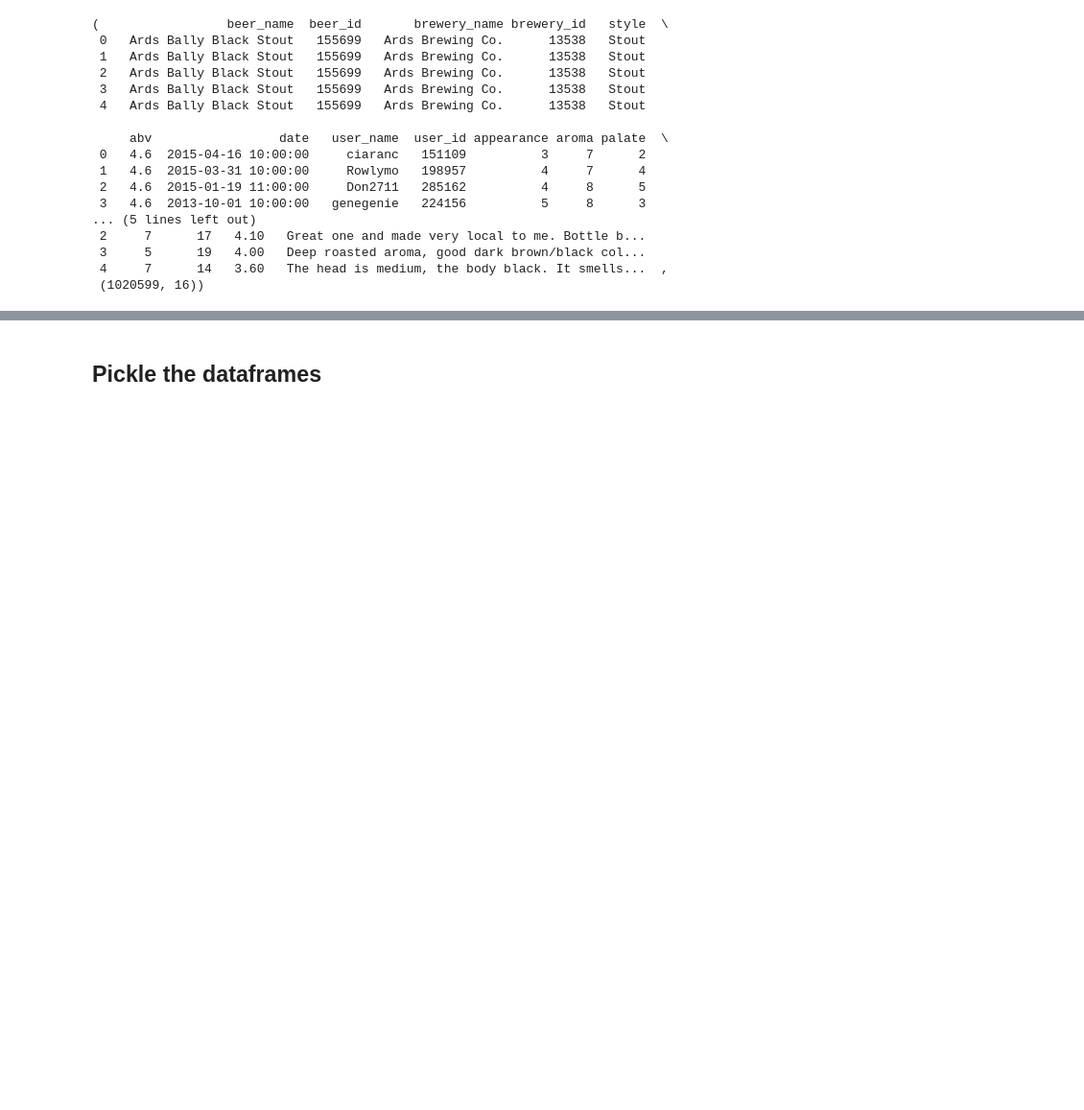
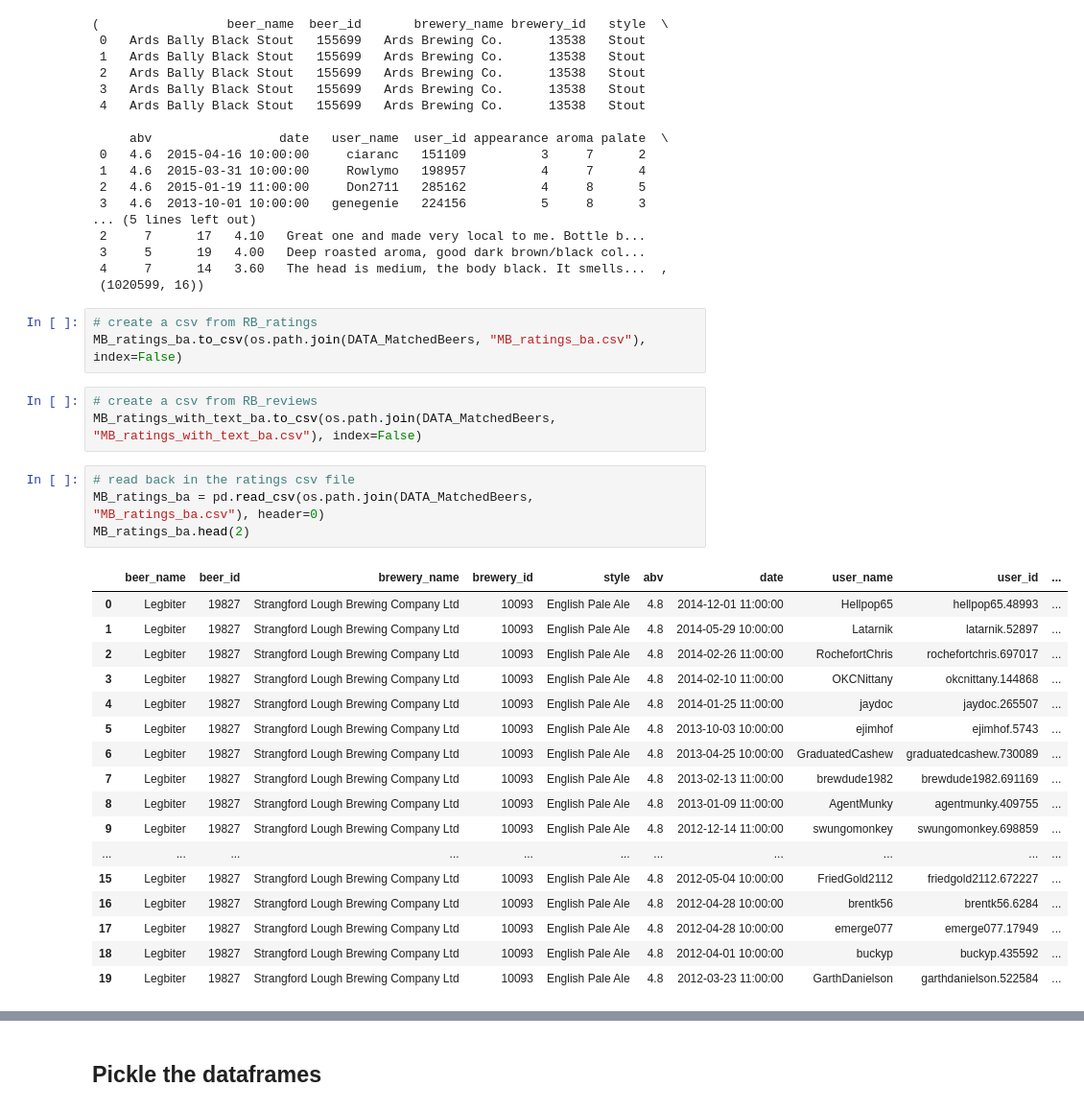
Before and after one commit to epfl-ada/ada-2023-project-adarescueteam, a Jupyter notebook: code/EDA_P1.ipynb, the cells around one changed output, grey strips where cells are left out. Shown: that part at 96% size. Cells and saved outputs as stored; diff of their text form; blank space fills up the shorter version.

```diff
--- a/code/EDA_P1.ipynb
+++ b/code/EDA_P1.ipynb
@@ -570,3 +686,31 @@ MB_ratings_with_text_rb.head(), MB_ratings_with_text_rb.shape
  3     5      19   4.00   Deep roasted aroma, good dark brown/black col...
  4     7      14   3.60   The head is medium, the body black. It smells...  ,
  (1020599, 16))
+# %%
+# create a csv from RB_ratings
+MB_ratings_ba.to_csv(os.path.join(DATA_MatchedBeers, "MB_ratings_ba.csv"), index=False)
+# %%
+# create a csv from RB_reviews
+MB_ratings_with_text_ba.to_csv(os.path.join(DATA_MatchedBeers, "MB_ratings_with_text_ba.csv"), index=False)
+# %%
+# read back in the ratings csv file
+MB_ratings_ba = pd.read_csv(os.path.join(DATA_MatchedBeers, "MB_ratings_ba.csv"), header=0)
+MB_ratings_ba.head(2)
+# %% [output]
+|  | beer_name | beer_id | brewery_name | brewery_id | style | abv | date | user_name | user_id | ... |
+| 0 | Legbiter | 19827 | Strangford Lough Brewing Company Ltd | 10093 | English Pale Ale | 4.8 | 2014-12-01 11:00:00 | Hellpop65 | hellpop65.48993 | ... |
+| 1 | Legbiter | 19827 | Strangford Lough Brewing Company Ltd | 10093 | English Pale Ale | 4.8 | 2014-05-29 10:00:00 | Latarnik | latarnik.52897 | ... |
+| 2 | Legbiter | 19827 | Strangford Lough Brewing Company Ltd | 10093 | English Pale Ale | 4.8 | 2014-02-26 11:00:00 | RochefortChris | rochefortchris.697017 | ... |
+| 3 | Legbiter | 19827 | Strangford Lough Brewing Company Ltd | 10093 | English Pale Ale | 4.8 | 2014-02-10 11:00:00 | OKCNittany | okcnittany.144868 | ... |
+| 4 | Legbiter | 19827 | Strangford Lough Brewing Company Ltd | 10093 | English Pale Ale | 4.8 | 2014-01-25 11:00:00 | jaydoc | jaydoc.265507 | ... |
+| 5 | Legbiter | 19827 | Strangford Lough Brewing Company Ltd | 10093 | English Pale Ale | 4.8 | 2013-10-03 10:00:00 | ejimhof | ejimhof.5743 | ... |
+| 6 | Legbiter | 19827 | Strangford Lough Brewing Company Ltd | 10093 | English Pale Ale | 4.8 | 2013-04-25 10:00:00 | GraduatedCashew | graduatedcashew.730089 | ... |
+| 7 | Legbiter | 19827 | Strangford Lough Brewing Company Ltd | 10093 | English Pale Ale | 4.8 | 2013-02-13 11:00:00 | brewdude1982 | brewdude1982.691169 | ... |
+| 8 | Legbiter | 19827 | Strangford Lough Brewing Company Ltd | 10093 | English Pale Ale | 4.8 | 2013-01-09 11:00:00 | AgentMunky | agentmunky.409755 | ... |
+| 9 | Legbiter | 19827 | Strangford Lough Brewing Company Ltd | 10093 | English Pale Ale | 4.8 | 2012-12-14 11:00:00 | swungomonkey | swungomonkey.698859 | ... |
+| ... | ... | ... | ... | ... | ... | ... | ... | ... | ... | ... |
+| 15 | Legbiter | 19827 | Strangford Lough Brewing Company Ltd | 10093 | English Pale Ale | 4.8 | 2012-05-04 10:00:00 | FriedGold2112 | friedgold2112.672227 | ... |
+| 16 | Legbiter | 19827 | Strangford Lough Brewing Company Ltd | 10093 | English Pale Ale | 4.8 | 2012-04-28 10:00:00 | brentk56 | brentk56.6284 | ... |
+| 17 | Legbiter | 19827 | Strangford Lough Brewing Company Ltd | 10093 | English Pale Ale | 4.8 | 2012-04-28 10:00:00 | emerge077 | emerge077.17949 | ... |
+| 18 | Legbiter | 19827 | Strangford Lough Brewing Company Ltd | 10093 | English Pale Ale | 4.8 | 2012-04-01 10:00:00 | buckyp | buckyp.435592 | ... |
+| 19 | Legbiter | 19827 | Strangford Lough Brewing Company Ltd | 10093 | English Pale Ale | 4.8 | 2012-03-23 11:00:00 | GarthDanielson | garthdanielson.522584 | ... |
```
Also changed, not shown: parts of 20 cells of this notebook.
